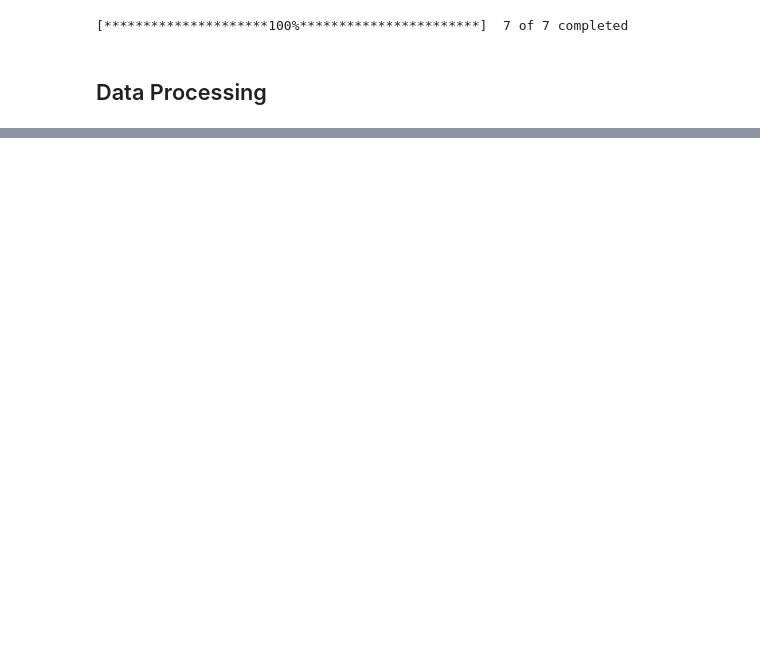
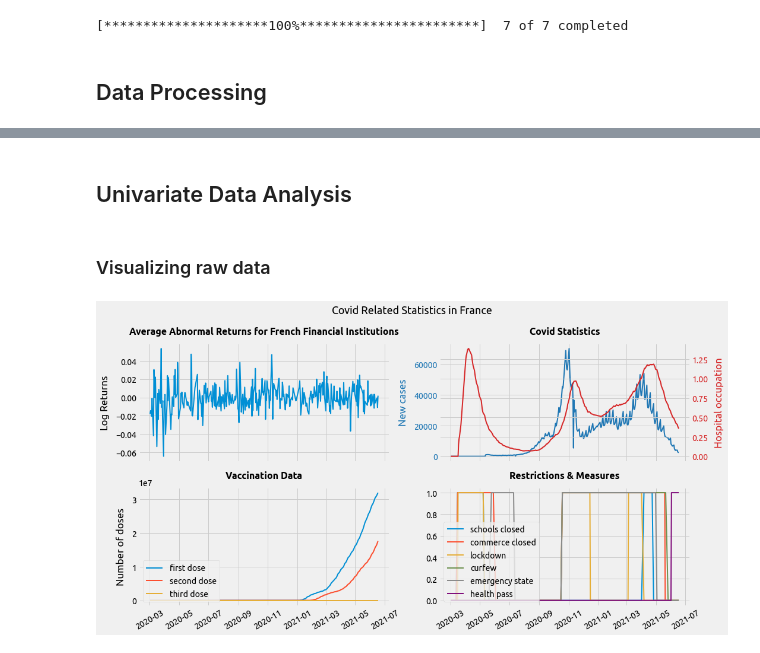
Before and after one commit to daniel-deutsch/FTD, a Jupyter notebook: Quantitative Methods/project/main.ipynb, the cells around one changed output, grey strips where cells are left out. Drawn from its saved outputs; the diff is of its cells as text; code cells hidden in the pictures; blank space fills up the shorter version.

```diff
--- a/Quantitative Methods/project/main.ipynb
+++ b/Quantitative Methods/project/main.ipynb
@@ -60,15 +61,16 @@ df_covid_vaccines = pd.read_csv(
     "https://www.data.gouv.fr/fr/datasets/r/fa4ad329-14ec-4394-85a4-c5df33769dff",
     sep=';',
     names=['fra', 'date', '_', '__', '___', 'n_first_dose', 'n_second_dose', 'n_third_dose', '____', '_____', '______'],
-    usecols=['fra', 'date', 'n_first_dose', 'n_second_dose', 'n_third_dose'],
+    usecols=['date', 'n_first_dose', 'n_second_dose', 'n_third_dose'],
     skiprows=1,
     parse_dates=['date']
 )
 # %%
 df_covid_indicators = pd.read_csv(
-    "https://www.data.gouv.fr/fr/datasets/r/f335f9ea-86e3-4ffa-9684-93c009d5e617",
-    usecols=['date', 'dc_tot', 'conf_j1', 'TO', 'R'],
+    "https://static.data.gouv.fr/resources/synthese-des-indicateurs-de-suivi-de-lepidemie-covid-19/20211231-190503/table-indicateurs-open-data-france-2021-12-31-19h05.csv",
+    usecols=['date', 'dc_tot', 'pos', 'TO', 'R'],
     parse_dates=['date']
 )
-df_covid_indicators.rename(columns={'date': 'date', 'dc_tot': 'n_deaths', 'conf_j1': 'n_new_cases', 'TO': 'hosp_occupation_rate', 'R': 'virus_reproduction_factor'}, inplace=True)
+df_covid_indicators.rename(columns={'date': 'date', 'dc_tot': 'n_deaths', 'pos': 'n_cases', 'TO': 'hosp_occupation_rate', 'R': 'virus_reproduction_factor'}, inplace=True)
+#df_covid_indicators['n_new_cases'] = df_covid_indicators.n_cases.diff().dropna()
 df_covid_indicators.fillna(0, inplace=True)
@@ -116,0 +127,54 @@ plt.show()
+# %%
+df = pd.merge(df_covid_indicators, df_covid_vaccines, on='date', how='left').fillna(0).iloc[:-1]
+df = df.merge(abn_returns[['date', 'avg_abn_returns']], how='left').dropna()
+df = df.merge(df_covid_measures_france, how='inner')
+# %% [markdown]
+## Univariate Data Analysis
+# %% [markdown]
+### Visualizing raw data
+# %%
+fig, ax = plt.subplots(2,2,sharex=True, figsize=(15,8))
+
+ax[0,0].plot(df['date'], df['avg_abn_returns'])
+ax[0,0].set_title('Average Abnormal Returns for French Financial Institutions')
+ax[0,0].set_ylabel('Log Returns')
+
+ax[1,0].plot(df['date'], df['n_first_dose'], df['date'], df['n_second_dose'], df['date'], df['n_third_dose'])
+ax[1,0].legend(['first dose', 'second dose', 'third dose'], loc='lower left')
+ax[1,0].set_title('Vaccination Data')
+ax[1,0].set_ylabel('Number of doses')
+ax[1,0].tick_params(axis='x', labelrotation = 30)
+
+ax[0,1].plot(df['date'], df['n_cases'], c='tab:blue')
+ax2 = ax[0,1].twinx()
+ax2.plot(df['date'], df['hosp_occupation_rate'], c='tab:red')
+ax[0,1].set_title('Covid Statistics')
+ax[0,1].set_ylabel('New cases', color='tab:blue')
+ax[0,1].tick_params(axis='y', labelcolor='tab:blue')
+ax2.set_ylabel('Hospital occupation', color='tab:red')
+ax2.tick_params(axis='y', labelcolor='tab:red')
+
+ax[1,1].plot(
+    df['date'], df['schools_closed'],
+    df['date'], df['restaurants_museums_closed'],
+    df['date'], df['lockdown'],
+    df['date'], df['curfew'],
+    df['date'], df['emergency'],
+    df['date'], df['health_pass']
+)
+ax[1,1].legend([
+    'schools closed',
+    'commerce closed',
+    'lockdown',
+    'curfew',
+    'emergency state',
+    'health pass'
+], loc='lower left')
+ax[1,1].set_title('Restrictions & Measures')
+ax[1,1].tick_params(axis='x', labelrotation = 30)
+
+fig.suptitle('Covid Related Statistics in France')
+plt.tight_layout()
+plt.show()
+# %% [output]
+[figure, added]
```
Also changed, not shown: parts of 18 cells of this notebook, 8 other files.
